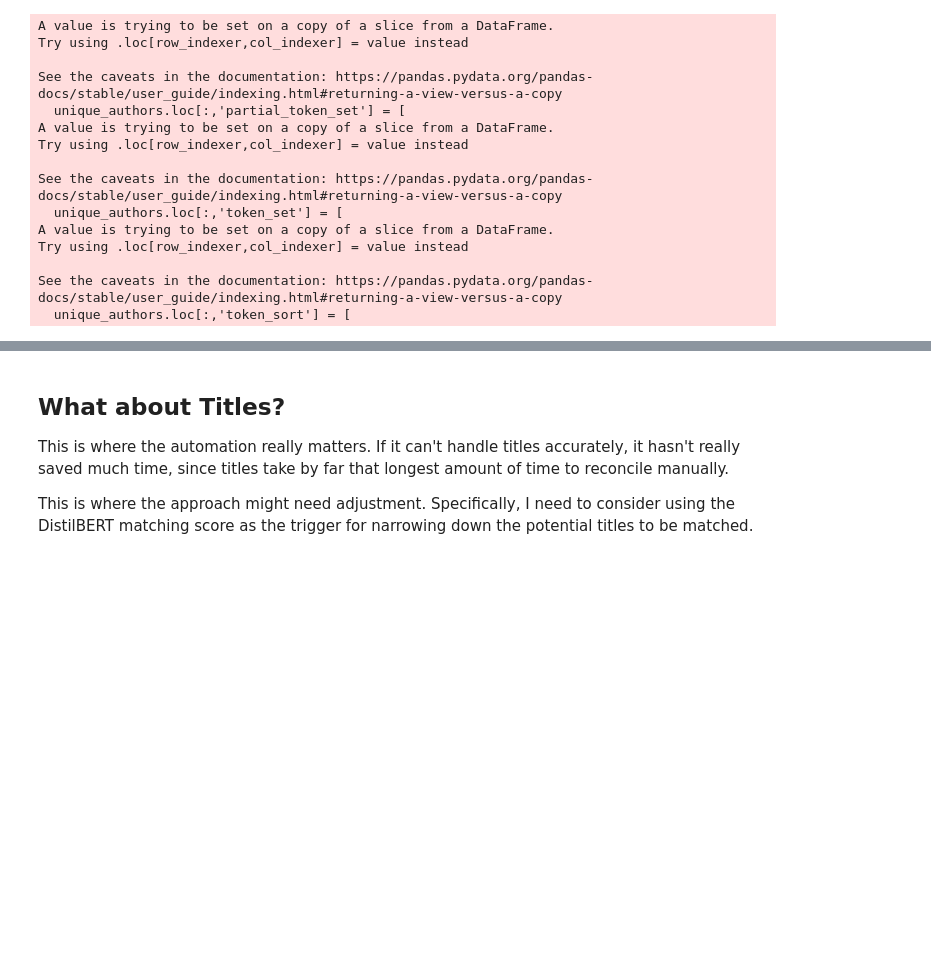
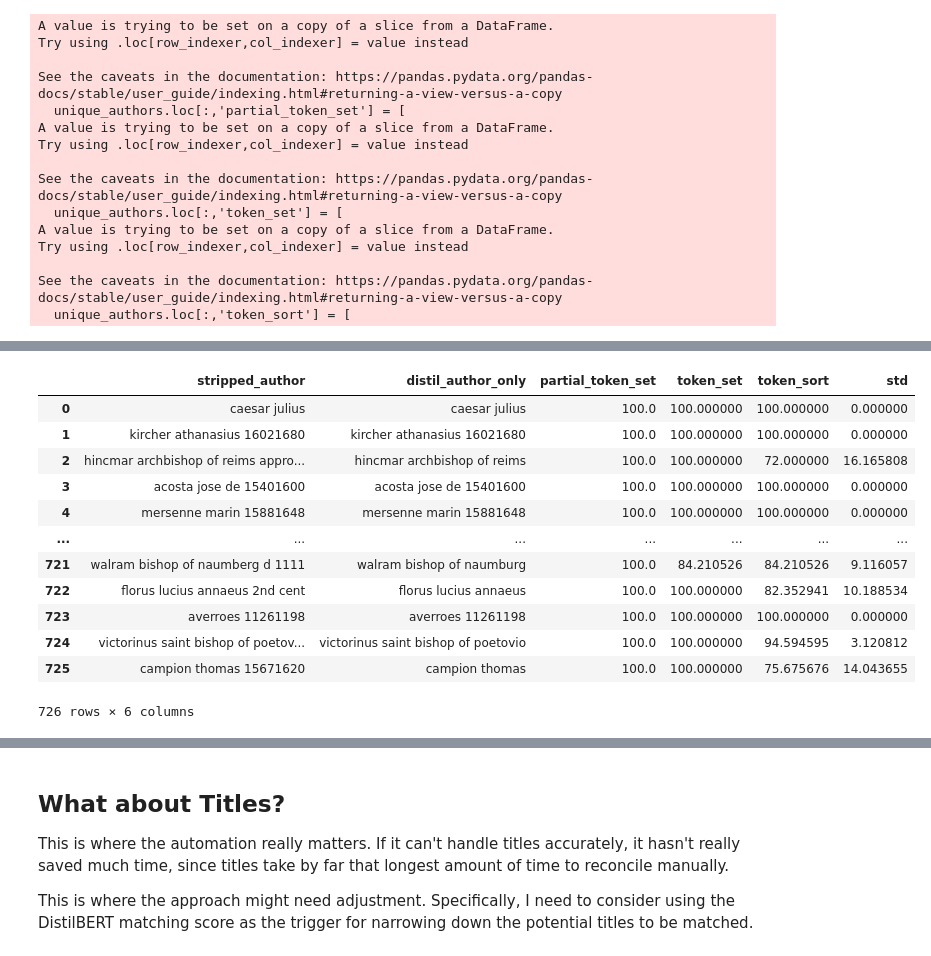
Before and after one commit to sjhuskey/dll-hybrid, a Jupyter notebook: python/analysis-2.ipynb, the cells around one changed output, grey strips where cells are left out. Cells and saved outputs as stored; diff of their text form; code cells hidden in the pictures; blank space fills up the shorter version.

```diff
--- a/python/analysis-2.ipynb
+++ b/python/analysis-2.ipynb
@@ -421 +384,19 @@ std_range
 Name: count, dtype: int64
+# %%
+fuzzy_compare = pd.read_csv('../output/unique_authors_with_stdev.csv')
+# %%
+fuzzy_compare
+# %% [output]
+|  | stripped_author | distil_author_only | partial_token_set | token_set | token_sort | std |
+| 0 | caesar julius | caesar julius | 100.0 | 100.000000 | 100.000000 | 0.000000 |
+| 1 | kircher athanasius 16021680 | kircher athanasius 16021680 | 100.0 | 100.000000 | 100.000000 | 0.000000 |
+| 2 | hincmar archbishop of reims appro... | hincmar archbishop of reims | 100.0 | 100.000000 | 72.000000 | 16.165808 |
+| 3 | acosta jose de 15401600 | acosta jose de 15401600 | 100.0 | 100.000000 | 100.000000 | 0.000000 |
+| 4 | mersenne marin 15881648 | mersenne marin 15881648 | 100.0 | 100.000000 | 100.000000 | 0.000000 |
+| ... | ... | ... | ... | ... | ... | ... |
+| 721 | walram bishop of naumberg d 1111 | walram bishop of naumburg | 100.0 | 84.210526 | 84.210526 | 9.116057 |
+| 722 | florus lucius annaeus 2nd cent | florus lucius annaeus | 100.0 | 100.000000 | 82.352941 | 10.188534 |
+| 723 | averroes 11261198 | averroes 11261198 | 100.0 | 100.000000 | 100.000000 | 0.000000 |
+| 724 | victorinus saint bishop of poetov... | victorinus saint bishop of poetovio | 100.0 | 100.000000 | 94.594595 | 3.120812 |
+| 725 | campion thomas 15671620 | campion thomas | 100.0 | 100.000000 | 75.675676 | 14.043655 |
+726 rows × 6 columns
```
Also changed, not shown: parts of 48 cells of this notebook, 15 other files.
